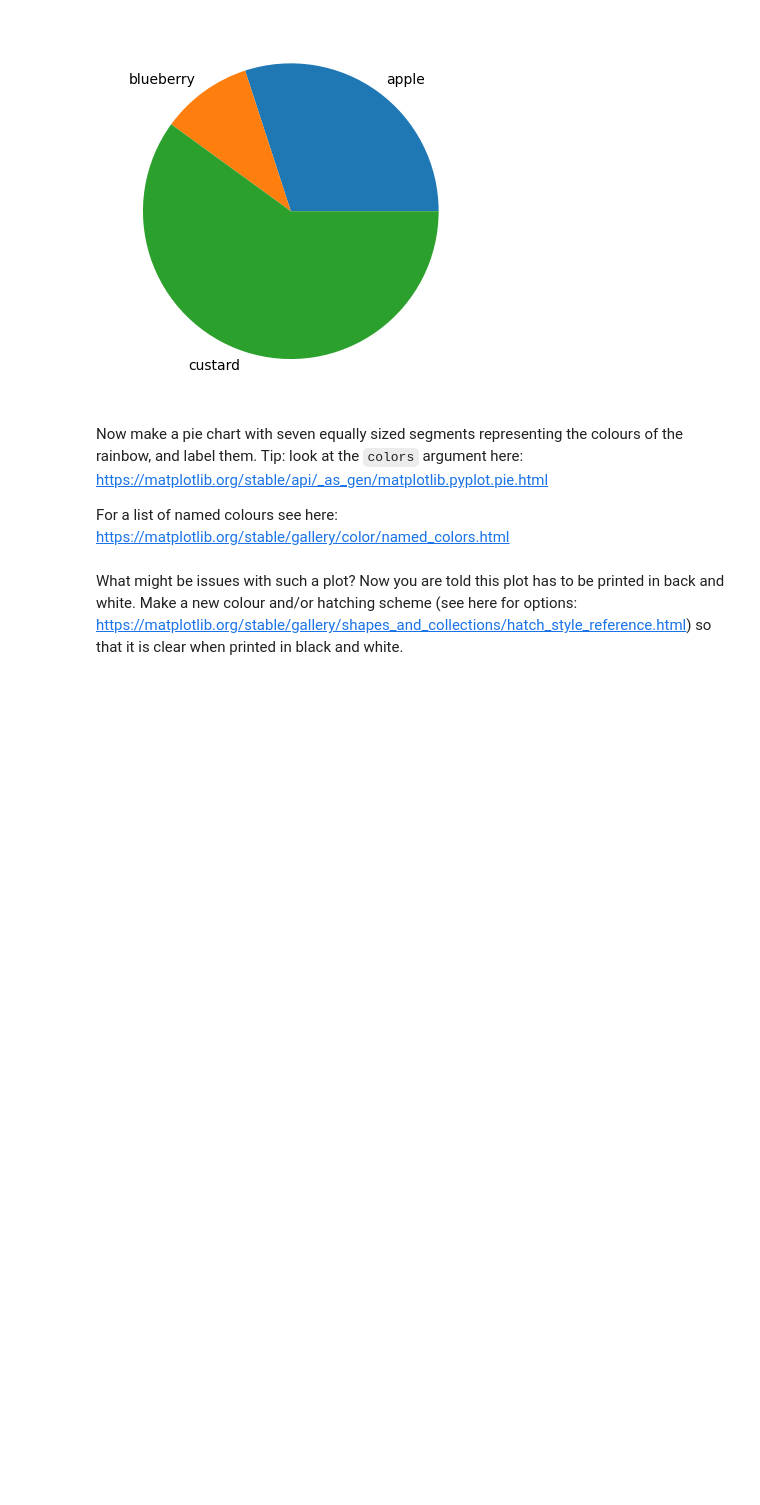
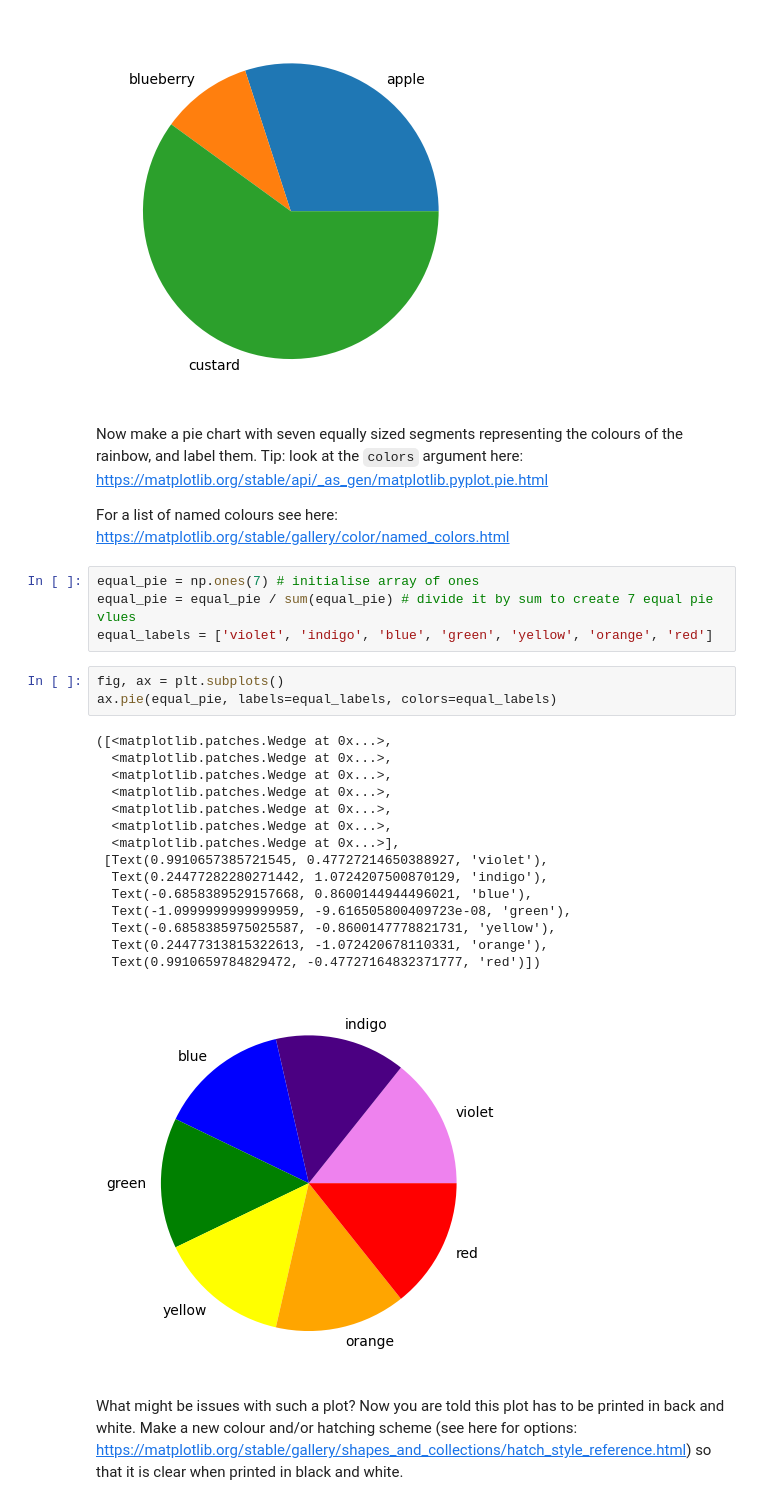
Before and after one commit to abbeywaldron/research_methods_2025, a Jupyter notebook: visualisation_1.ipynb, the cells around one changed output. Cells and saved outputs as stored; diff of their text form; blank space fills up the shorter version.

```diff
--- a/visualisation_1.ipynb
+++ b/visualisation_1.ipynb
@@ -46,5 +46,28 @@ ax.pie(data_pie, labels=labels_pie)
 Now make a pie chart with seven equally sized segments representing the colours of the rainbow, and label them.  Tip:  look at the `colors` argument here: https://matplotlib.org/stable/api/_as_gen/matplotlib.pyplot.pie.html
 
 For a list of named colours see here: https://matplotlib.org/stable/gallery/color/named_colors.html
+# %%
+equal_pie = np.ones(7) # initialise array of ones
+equal_pie = equal_pie / sum(equal_pie) # divide it by sum to create 7 equal pie vlues
+equal_labels = ['violet', 'indigo', 'blue', 'green', 'yellow', 'orange', 'red']
+# %%
+fig, ax = plt.subplots()
+ax.pie(equal_pie, labels=equal_labels, colors=equal_labels)
+# %% [output]
+([<matplotlib.patches.Wedge at 0x...>,
+  <matplotlib.patches.Wedge at 0x...>,
+  <matplotlib.patches.Wedge at 0x...>,
+  <matplotlib.patches.Wedge at 0x...>,
+  <matplotlib.patches.Wedge at 0x...>,
+  <matplotlib.patches.Wedge at 0x...>,
+  <matplotlib.patches.Wedge at 0x...>],
+ [Text(0.9910657385721545, 0.47727214650388927, 'violet'),
+  Text(0.24477282280271442, 1.0724207500870129, 'indigo'),
+  Text(-0.6858389529157668, 0.8600144944496021, 'blue'),
+  Text(-1.0999999999999959, -9.616505800409723e-08, 'green'),
+  Text(-0.6858385975025587, -0.8600147778821731, 'yellow'),
+  Text(0.24477313815322613, -1.072420678110331, 'orange'),
+  Text(0.9910659784829472, -0.47727164832371777, 'red')])
+[figure, added]
 # %% [markdown]
 What might be issues with such a plot?  Now you are told this plot has to be printed in back and white.  Make a new colour and/or hatching scheme (see here for options: https://matplotlib.org/stable/gallery/shapes_and_collections/hatch_style_reference.html) so that it is clear when printed in black and white.
```
Also changed, not shown: parts of 5 cells of this notebook.
